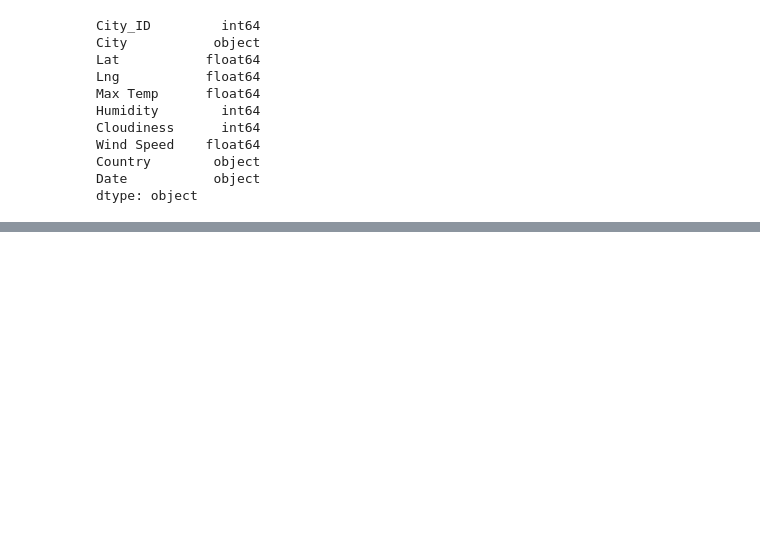
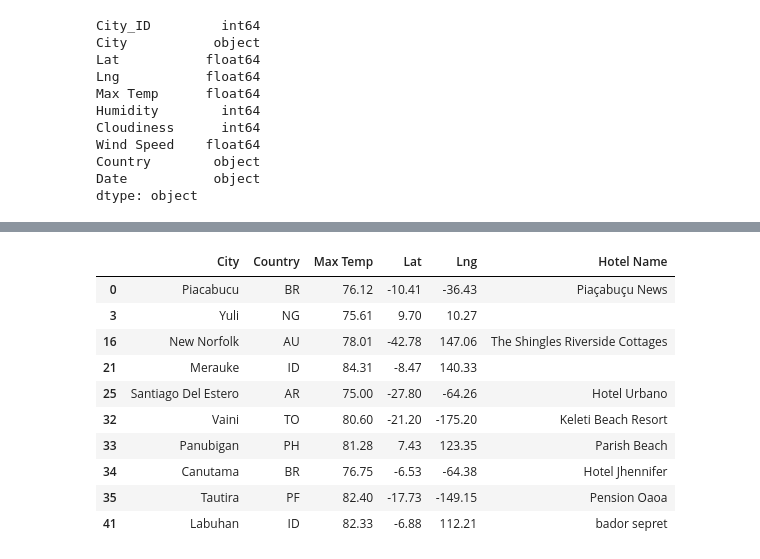
Before and after one commit to DJsef81/World_Weather_Analysis, a Jupyter notebook: VacationPy.ipynb, the cells around one changed output, grey strips where cells are left out. Saved outputs shown, nothing was run; the diff lists cells and outputs as text; code cells hidden in the pictures; blank space fills up the shorter version.

```diff
--- a/VacationPy.ipynb
+++ b/VacationPy.ipynb
@@ -172,0 +559,16 @@ fig
+# %%
+# Iterate through the DataFrame.
+for index, row in hotel_df.iterrows():
+    # Get the latitude and longitude.
+    lat = row["Lat"]
+    lng = row["Lng"]
+
+    # Add the latitude and longitude to location key for the params dictionary.
+    params["location"] = f"{lat},{lng}"
+
+    # Use the search term: "lodging" and our latitude and longitude.
+    base_url = "https://maps.googleapis.com/maps/api/place/nearbysearch/json"
+    # Make request and get the JSON data from the search.
+    hotels = requests.get(base_url, params=params).json()
+    # Grab the first hotel from the results and store the name.
+    hotel_df.loc[index, "Hotel Name"] = hotels["results"][0]["name"]
@@ -172,0 +592,19 @@ fig
+# %%
+# Iterate through the DataFrame.
+for index, row in hotel_df.iterrows():
+    # Get the latitude and longitude.
+    lat = row["Lat"]
+    lng = row["Lng"]
+
+    # Add the latitude and longitude to location key for the params dictionary.
+    params["location"] = f"{lat},{lng}"
+
+    # Use the search term: "lodging" and our latitude and longitude.
+    base_url = "https://maps.googleapis.com/maps/api/place/nearbysearch/json"
+    # Make request and get the JSON data from the search.
+    hotels = requests.get(base_url, params=params).json()
+   # Grab the first hotel from the results and store the name.
+    try:
+        hotel_df.loc[index, "Hotel Name"] = hotels["results"][0]["name"]
+    except (IndexError):
+        print("Hotel not found... skipping.")
@@ -172,0 +624,14 @@ fig
+# %%
+hotel_df.head(10)
+# %% [output]
+|  | City | Country | Max Temp | Lat | Lng | Hotel Name |
+| 0 | Piacabucu | BR | 76.12 | -10.41 | -36.43 | Piaçabuçu News |
+| 3 | Yuli | NG | 75.61 | 9.70 | 10.27 |  |
+| 16 | New Norfolk | AU | 78.01 | -42.78 | 147.06 | The Shingles Riverside Cottages |
+| 21 | Merauke | ID | 84.31 | -8.47 | 140.33 |  |
+| 25 | Santiago Del Estero | AR | 75.00 | -27.80 | -64.26 | Hotel Urbano |
+| 32 | Vaini | TO | 80.60 | -21.20 | -175.20 | Keleti Beach Resort |
+| 33 | Panubigan | PH | 81.28 | 7.43 | 123.35 | Parish Beach |
+| 34 | Canutama | BR | 76.75 | -6.53 | -64.38 | Hotel Jhennifer |
+| 35 | Tautira | PF | 82.40 | -17.73 | -149.15 | Pension Oaoa |
+| 41 | Labuhan | ID | 82.33 | -6.88 | 112.21 | bador sepret |
```
Also changed, not shown: parts of 58 cells of this notebook, 1 other file.
